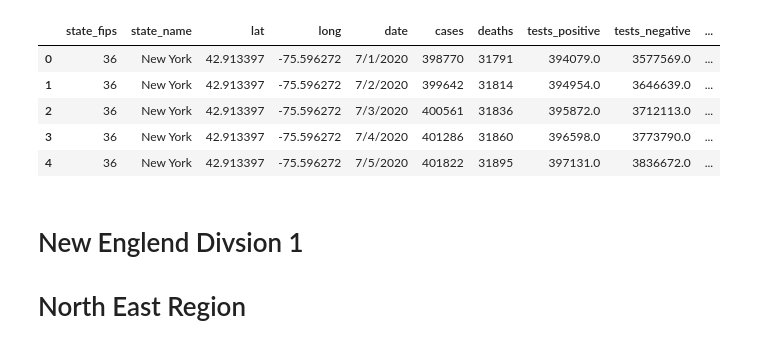
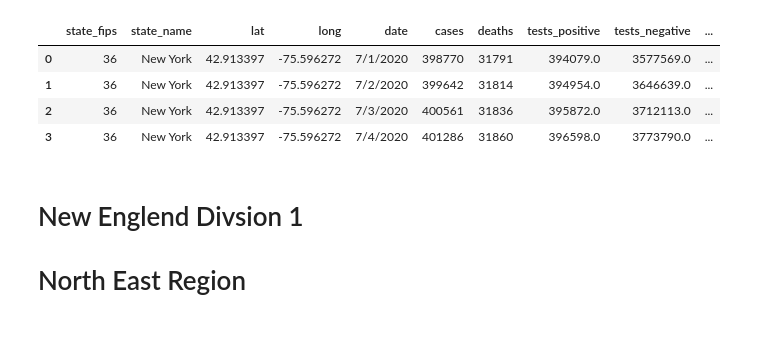
Before and after one commit to searanch/Covid-19-Hackathon, a Jupyter notebook: liz_regions.ipynb, the cells around one changed output. Drawn from its saved outputs; the diff is of its cells as text; code cells hidden in the pictures.

```diff
--- a/liz_regions.ipynb
+++ b/liz_regions.ipynb
@@ -7,14 +7,13 @@ import matplotlib.pyplot as plt
 # %%
 # Load enigma dataset.
 usa = pd.read_csv('enigma_Aug_8_2020.csv')
-usa.head()
+usa.head(4)
 # %% [output]
 |  | state_fips | state_name | lat | long | date | cases | deaths | tests_positive | tests_negative | ... |
 | 0 | 36 | New York | 42.913397 | -75.596272 | 7/1/2020 | 398770 | 31791 | 394079.0 | 3577569.0 | ... |
 | 1 | 36 | New York | 42.913397 | -75.596272 | 7/2/2020 | 399642 | 31814 | 394954.0 | 3646639.0 | ... |
 | 2 | 36 | New York | 42.913397 | -75.596272 | 7/3/2020 | 400561 | 31836 | 395872.0 | 3712113.0 | ... |
 | 3 | 36 | New York | 42.913397 | -75.596272 | 7/4/2020 | 401286 | 31860 | 396598.0 | 3773790.0 | ... |
-| 4 | 36 | New York | 42.913397 | -75.596272 | 7/5/2020 | 401822 | 31895 | 397131.0 | 3836672.0 | ... |
 # %%
 # first datetime conversion
 usa['datetime'] = pd.to_datetime(usa['date'])
```
